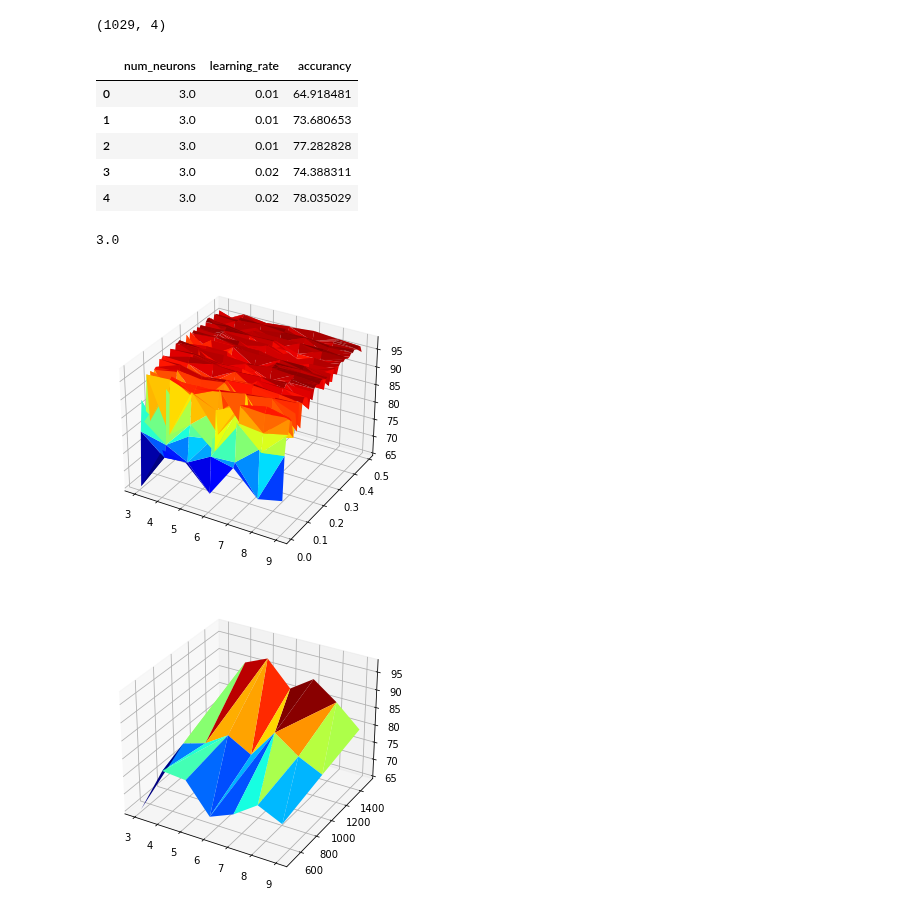
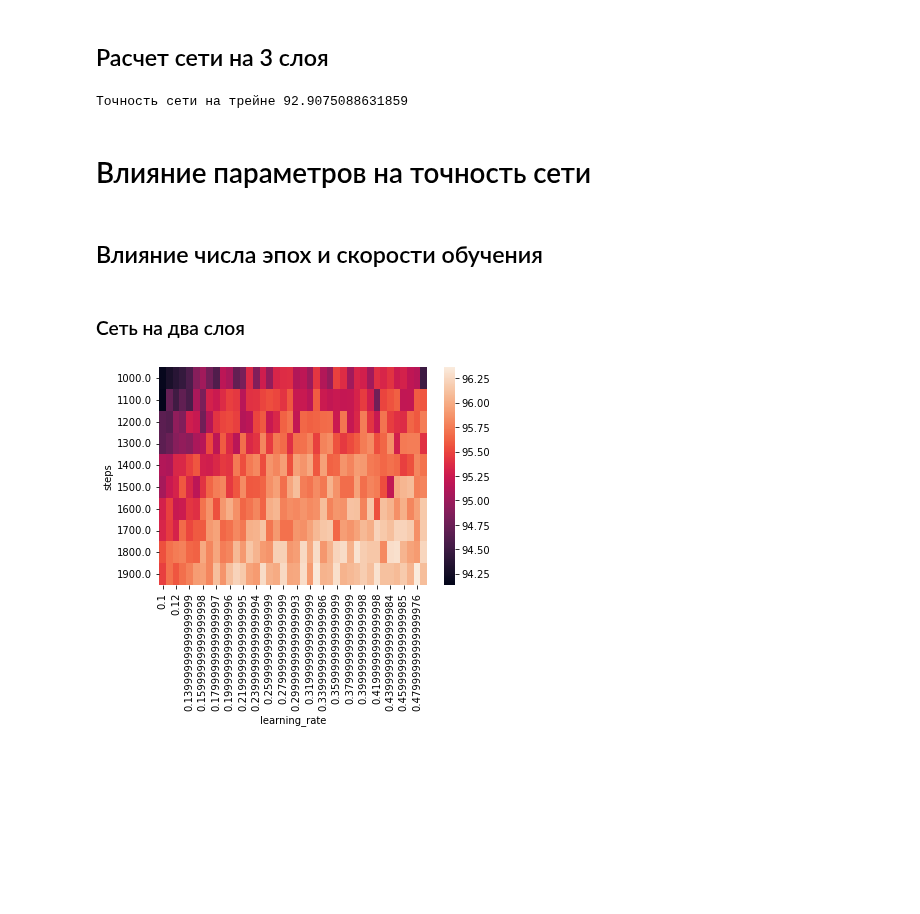
Before and after one commit to stureiko/GeekBrains, a Jupyter notebook: Nutral_nets/Lesson_01/Lesson_01_HW.ipynb, the cells around one changed output. Saved outputs shown, nothing was run; the diff lists cells and outputs as text; code cells hidden in the pictures; blank space fills up the shorter version.

Commit message:
HW 1 - finished. Add heatmaps for parameters interactions

```diff
--- a/Nutral_nets/Lesson_01/Lesson_01_HW.ipynb
+++ b/Nutral_nets/Lesson_01/Lesson_01_HW.ipynb
@@ -132,8 +224,0 @@ print(f"Точность сети на трейне {acc_train}")
-# %%
-res = pd.DataFrame(columns=['num_neurons', 'steps', 'learning_rate', 'accurancy'])
-for num_neurons in np.arange(3, 10):
-    for learning_rate in np.arange(0.01, 0.5, 0.01):
-        for steps in np.arange(500, 2000, 500):
-            net = TwoLayerNet(num_neurons, steps, learning_rate)
-            acc_train = net.fit(X_train, y_train)
-            res.loc[len(res)] = [num_neurons, steps, learning_rate, acc_train]
@@ -140,32 +235,27 @@ for num_neurons in np.arange(3, 10):
+# %% [markdown]
+## Расчет сети на 3 слоя
+# %%
+net = ThreeLayerNet(5, 1000, 0.05)
+acc_train = net.fit(X_train, y_train)
+print(f"Точность сети на трейне {acc_train}")
+# %% [output]
+Точность сети на трейне 92.9075088631859
+# %% [markdown]
+# Влияние параметров на точность сети
+# %% [markdown]
+## Влияние числа эпох и скорости обучения
+# %% [markdown]
+### Сеть на два слоя
 # %%
-res.shape
+res = pd.DataFrame(columns=['steps', 'learning_rate', 'accurancy'])
+num_neurons = 10
+for learning_rate in np.arange(0.1, 0.5, 0.01):
+    for steps in np.arange(1000, 2000, 100):
+        net = TwoLayerNet(num_neurons, steps, learning_rate)
+        acc_train = net.fit(X_train, y_train)
+        res.loc[len(res)] = [steps, learning_rate, acc_train]
+
+to_heat = res.pivot('steps', 'learning_rate', 'accurancy')
+ax = sns.heatmap(to_heat)
 # %% [output]
-(1029, 4)
+[figure, added]
-# %%
-res[['num_neurons', 'learning_rate', 'accurancy']].head(5)
-# %% [output]
-|  | num_neurons | learning_rate | accurancy |
-| 0 | 3.0 | 0.01 | 64.918481 |
-| 1 | 3.0 | 0.01 | 73.680653 |
-| 2 | 3.0 | 0.01 | 77.282828 |
-| 3 | 3.0 | 0.02 | 74.388311 |
-| 4 | 3.0 | 0.02 | 78.035029 |
-# %%
-res['num_neurons'].min()
-# %% [output]
-3.0
-# %%
-from matplotlib import cm
-fig = plt.figure()
-ax = Axes3D(fig)
-ax.plot_trisurf(res.num_neurons, res.learning_rate, res.accurancy, cmap=cm.jet, linewidth=0.2)
-plt.show()
-# %% [output]
-[figure, removed]
-# %%
-fig = plt.figure()
-ax = Axes3D(fig)
-ax.plot_trisurf(res.num_neurons, res.steps, res.accurancy, cmap=cm.jet, linewidth=0.2)
-plt.show()
-# %% [output]
-[figure, removed]
```
Also changed, not shown: parts of 20 cells of this notebook.
